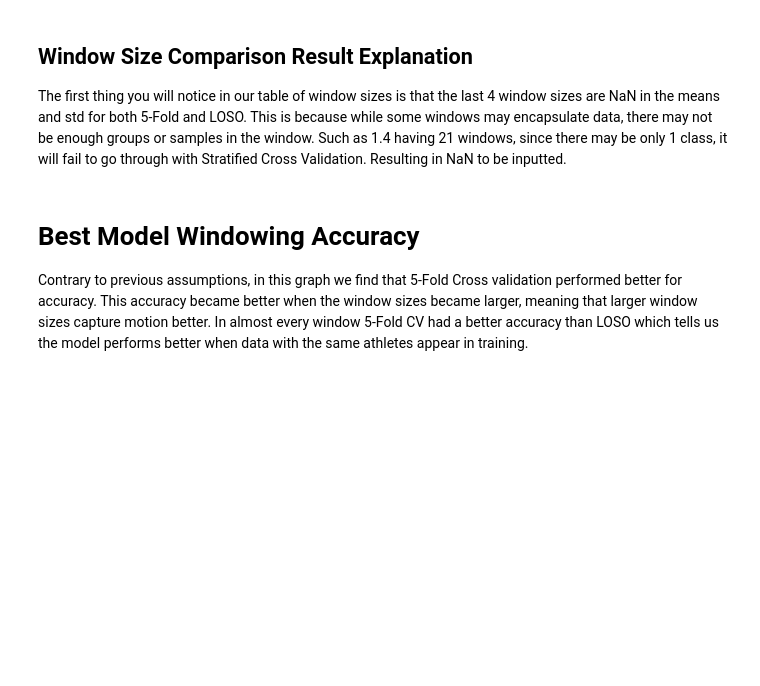
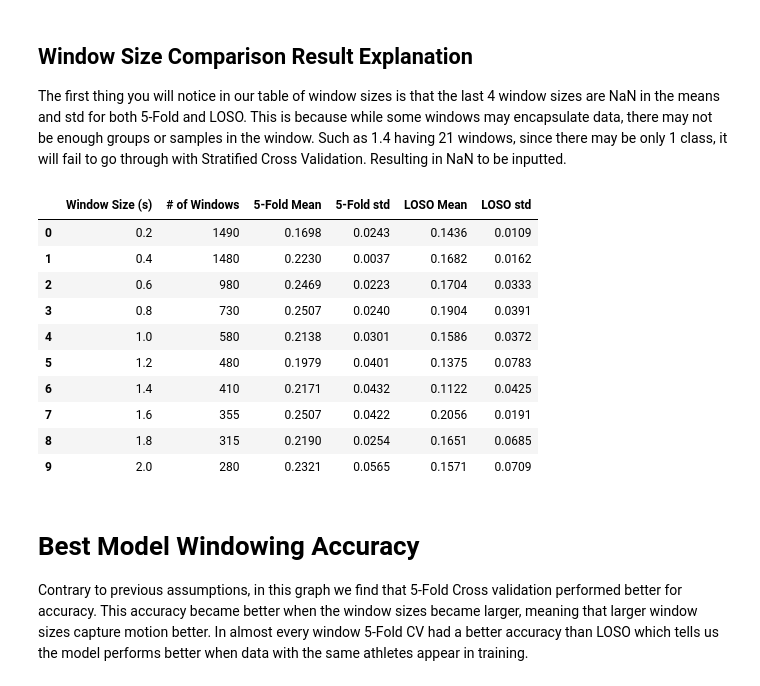
Before and after one commit to ritsukye/CS156---Project-Motion-Phase-ML, a Jupyter notebook: 01_motionphase/motionphaserecognition.ipynb, the cells around one changed output. Drawn from its saved outputs; the diff is of its cells as text; code cells hidden in the pictures; blank space fills up the shorter version.

```diff
--- a/01_motionphase/motionphaserecognition.ipynb
+++ b/01_motionphase/motionphaserecognition.ipynb
@@ -1697,36 +1963,45 @@ for wndw in windowSizes: #Loop through all the window sizes
       "LOSO std": np.nan,
     })
     continue
 
   foldsToUse = min(5, numSamples, minClassCount) #Use the most amount of folds (max 5)
   skfWndw = StratifiedKFold(n_splits=foldsToUse, shuffle=True, random_state=RANDOM_STATE)
 
   fold5ScoreWndw = cross_val_score(pipelineWndw, xWndw, yWndw, cv=skfWndw, scoring="accuracy") #Evaluate 5-Fold CV
 
   if numGroups >= 2: #Run LOSO only if there are at least 2 unique athletes
     losoScoreWndw = cross_val_score(pipelineWndw, xWndw, yWndw, cv=logo, groups=groupsWndw, scoring="accuracy")
     losoMean = round(losoScoreWndw.mean(), 4)
     losoStd = round(losoScoreWndw.std(), 4)
   else:
     losoMean = np.nan
     losoStd = np.nan
 
   windowSizeResults.append({ #Save results for this window size
       "Window Size (s)": wndw,
       "# of Windows": int(len(featureDF_windowSize)),
       "5-Fold Mean": round(fold5ScoreWndw.mean(), 4),
       "5-Fold std": round(fold5ScoreWndw.std(), 4),
       "LOSO Mean": losoMean,
       "LOSO std": losoStd
     })
 
 windowSizeDF = pd.DataFrame(windowSizeResults)
 display(windowSizeDF)
 
 windowSizeDF.to_csv(S7 / "tables" / "windowSizeComparison.csv", index=False)
-
-# also save unified sweep to dedicated section directory
-windowSizeDF.to_csv(S8 / "tables" / "window_sweep_unified.csv", index=False)
+# %% [output]
+|  | Window Size (s) | # of Windows | 5-Fold Mean | 5-Fold std | LOSO Mean | LOSO std |
+| 0 | 0.2 | 1490 | 0.1698 | 0.0243 | 0.1436 | 0.0109 |
+| 1 | 0.4 | 1480 | 0.2230 | 0.0037 | 0.1682 | 0.0162 |
+| 2 | 0.6 | 980 | 0.2469 | 0.0223 | 0.1704 | 0.0333 |
+| 3 | 0.8 | 730 | 0.2507 | 0.0240 | 0.1904 | 0.0391 |
+| 4 | 1.0 | 580 | 0.2138 | 0.0301 | 0.1586 | 0.0372 |
+| 5 | 1.2 | 480 | 0.1979 | 0.0401 | 0.1375 | 0.0783 |
+| 6 | 1.4 | 410 | 0.2171 | 0.0432 | 0.1122 | 0.0425 |
+| 7 | 1.6 | 355 | 0.2507 | 0.0422 | 0.2056 | 0.0191 |
+| 8 | 1.8 | 315 | 0.2190 | 0.0254 | 0.1651 | 0.0685 |
+| 9 | 2.0 | 280 | 0.2321 | 0.0565 | 0.1571 | 0.0709 |
 # %% [markdown]
 # Best Model Windowing Accuracy
 Contrary to previous assumptions, in this graph we find that 5-Fold Cross validation performed better for accuracy. This accuracy became better when the window sizes became larger, meaning that larger window sizes capture motion better. In almost every window 5-Fold CV had a better accuracy than LOSO which tells us the model performs better when data with the same athletes appear in training.
```
Also changed, not shown: parts of 78 cells of this notebook, 6 other files.
